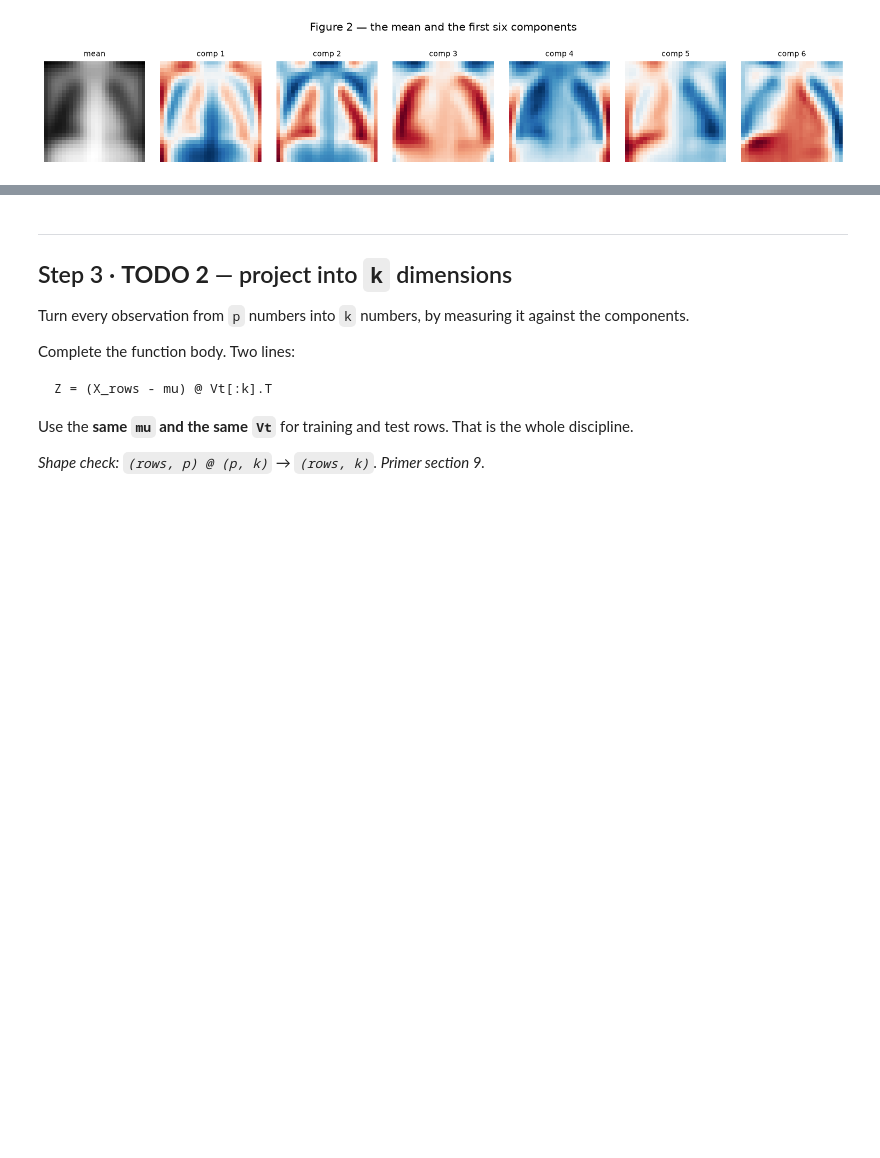
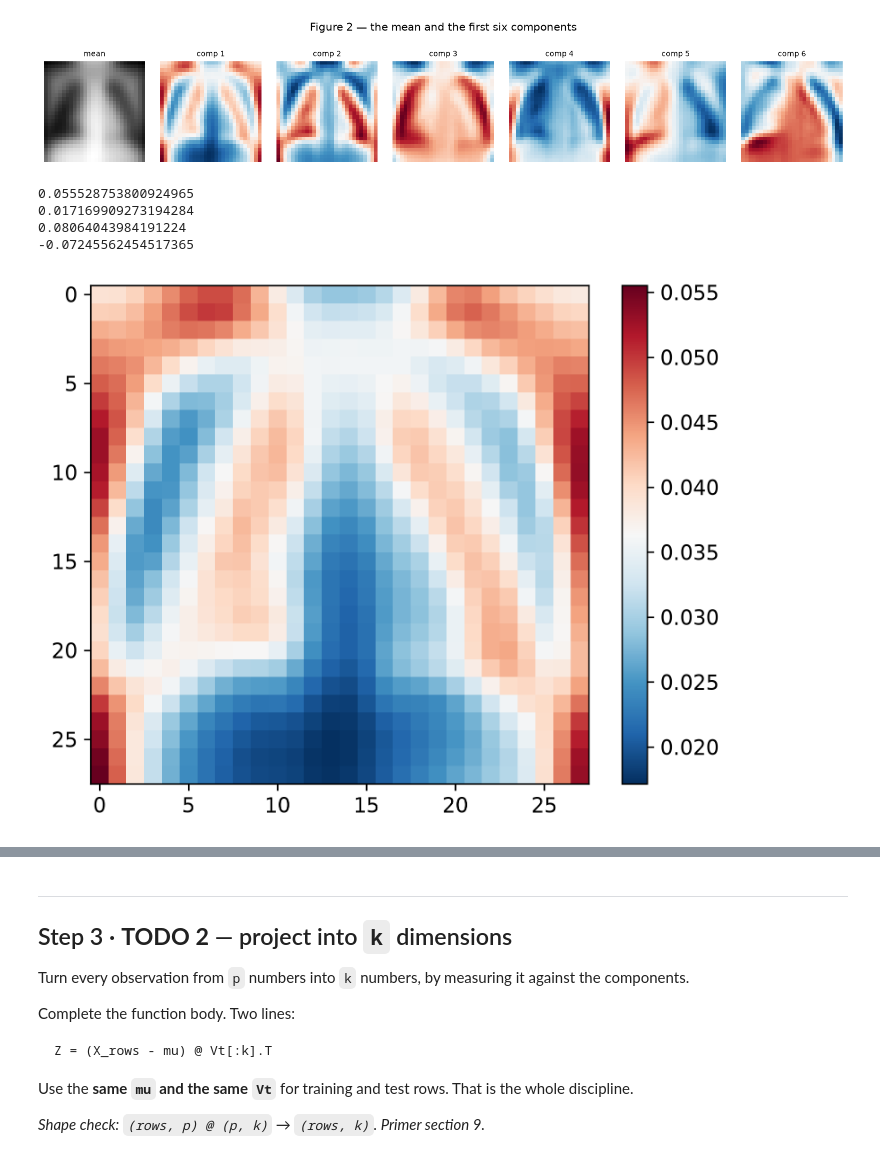
Before and after one commit to quang-Ivan/BME-574-Fall-2026, a Jupyter notebook: svd/BME574_Project1_starter_pneumonia.ipynb, the cells around one changed output, grey strips where cells are left out. Saved outputs shown, nothing was run; the diff lists cells and outputs as text; code cells hidden in the pictures; blank space fills up the shorter version.

Commit message:
Updated submission for Project 1 to reflect the specific feedback on Q1-4 and added some minor code to add a labeled colorbar to see the ranges of intensities for the different basis images

```diff
--- a/svd/BME574_Project1_starter_pneumonia.ipynb
+++ b/svd/BME574_Project1_starter_pneumonia.ipynb
@@ -284,3 +284,17 @@ fig.suptitle('Figure 2 — the mean and the first six components', y=1.06)
 fig.tight_layout(); plt.show()
 # %% [output]
 [figure]
+# %%
+for i_new in range(2):
+    plt.figure(dpi=300)
+    plt.imshow(Vt[i_new].reshape(feature_shape), cmap='RdBu_r')
+    plt.colorbar()
+    print(np.max(Vt[i_new]))
+    print(np.min(Vt[i_new]))
+plt.show()
+# %% [output]
+0.055528753800924965
+0.017169909273194284
+0.08064043984191224
+-0.07245562454517365
+[figure, added]
```
Also changed, not shown: parts of 2 cells of this notebook, 1 other file.
